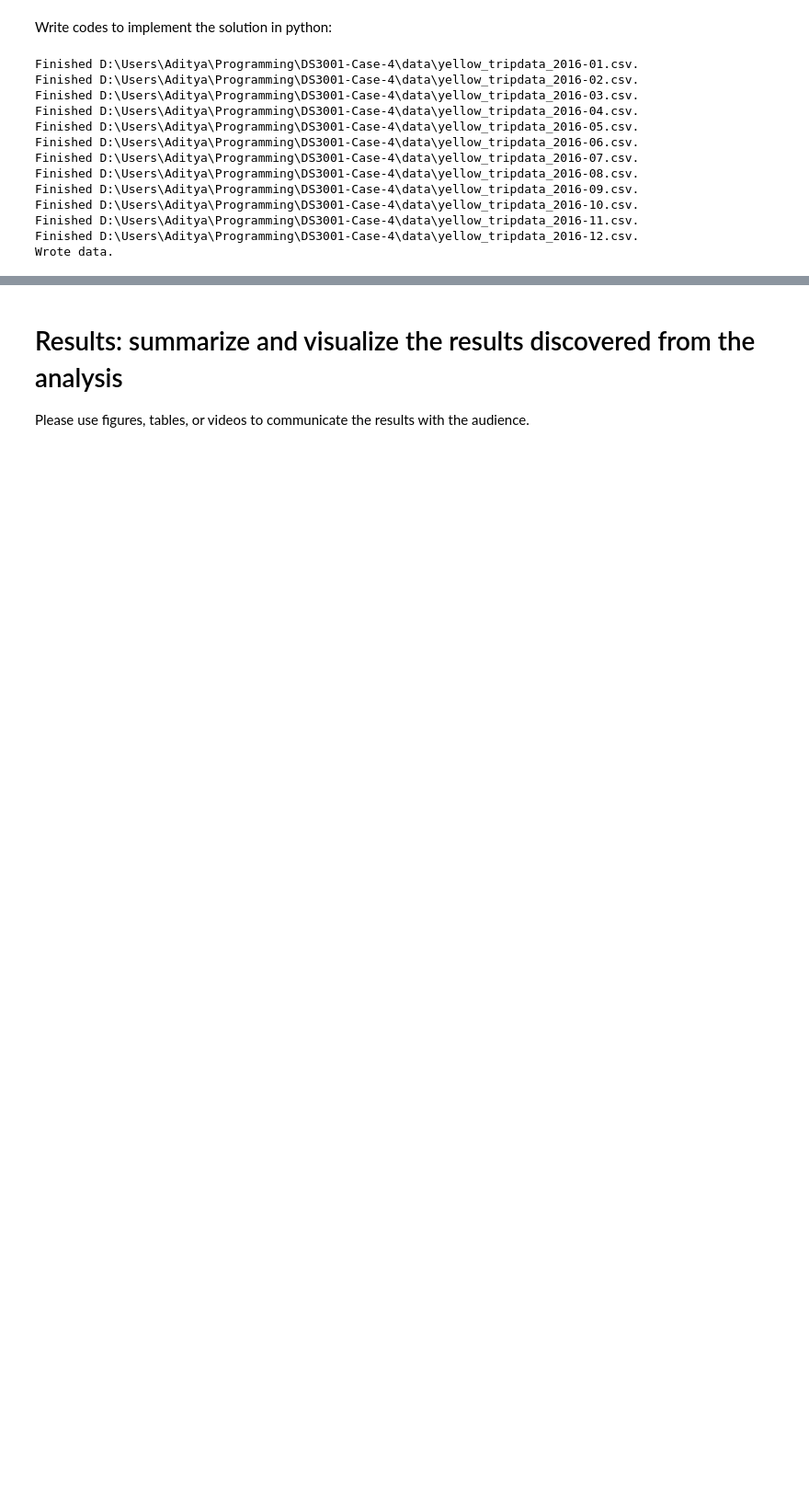
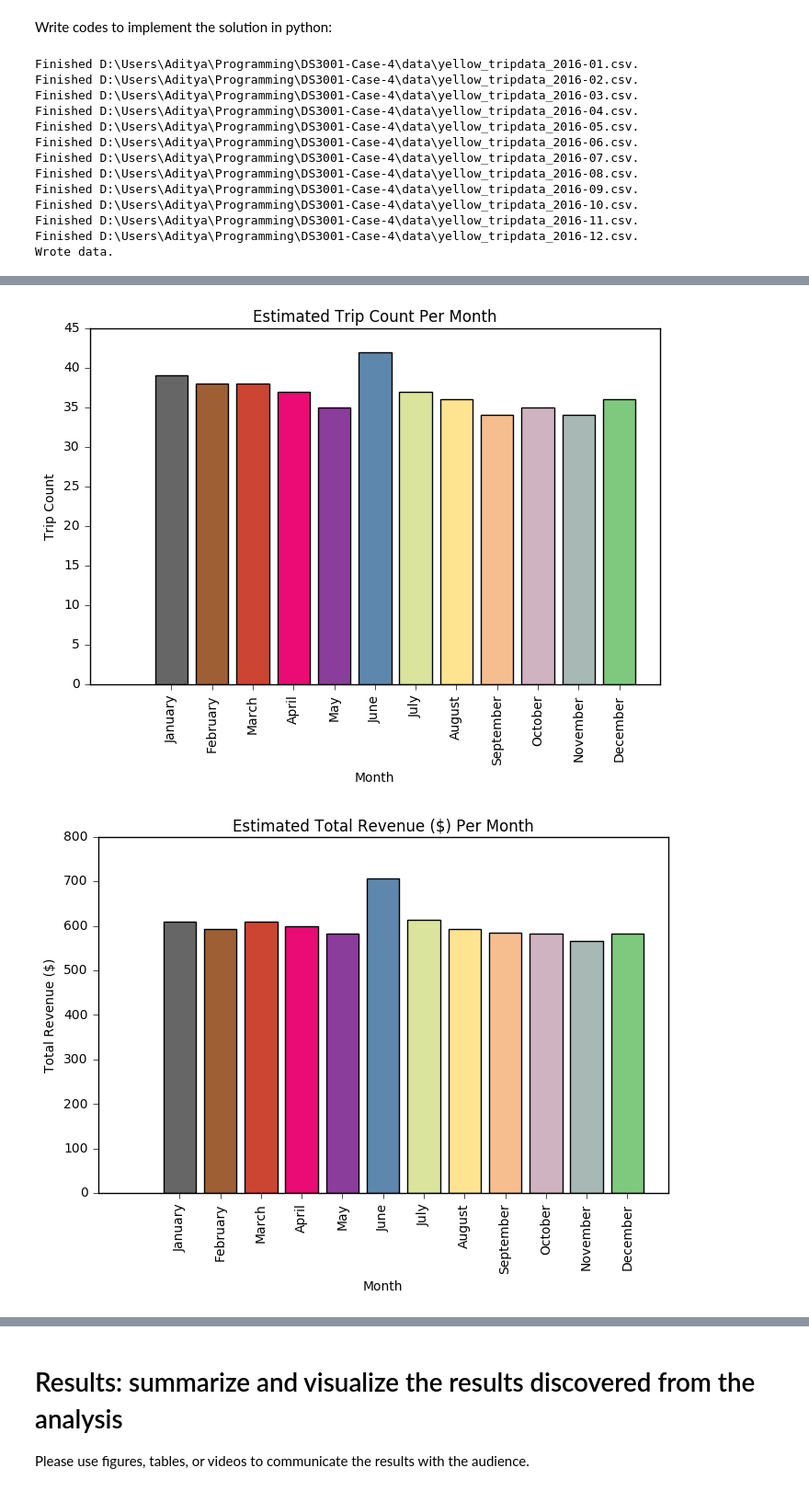
Before and after one commit to dontirun/DS3001-Case-4, a Jupyter notebook: case4.ipynb, the cells around one changed output, grey strips where cells are left out. Shown at 92% size. Saved outputs shown, nothing was run; the diff lists cells and outputs as text; code cells hidden in the pictures; blank space fills up the shorter version.

```diff
--- a/case4.ipynb
+++ b/case4.ipynb
@@ -234,0 +245,32 @@ Loaded data.
+# %%
+import math
+
+# Defines the number of working hours for a taxi driver
+taxi_work_hours = 10.0
+taxi_work_time = taxi_work_hours * 60.0 # Convert to minutes
+
+avg_trips_count = dict()
+
+# Based on average time per trip, calculate estimate of number of trips that can be done
+# in a working day
+for key in avg_time.keys():
+    avg_trips_count[key] = math.floor(taxi_work_time / avg_time[key])
+
+make_avg_chart(months, avg_trips_count, 'Trip Count', 'Estimated')
+
+# Calculate cumulative revenue from fares based on number of estimated trips per day
+sum_fare_revenue = dict()
+for key in avg_fare.keys():
+    sum_fare_revenue[key] = avg_fare[key] * avg_trips_count[key]
+
+make_avg_chart(months, sum_fare_revenue, 'Total Revenue ($)', 'Estimated')
+
+# Calculate cumulative distance traveled based on number of estimated trips per day
+sum_dist_driven = dict()
+for key in avg_dist.keys():
+    sum_dist_driven[key] = avg_dist[key] * avg_trips_count[key]
+
+make_avg_chart(months, sum_dist_driven, 'Total Distance Driven (Miles)', 'Estimated')
+# %% [output]
+[figure, added]
+[figure, added]
```
Also changed, not shown: parts of 11 cells of this notebook.
